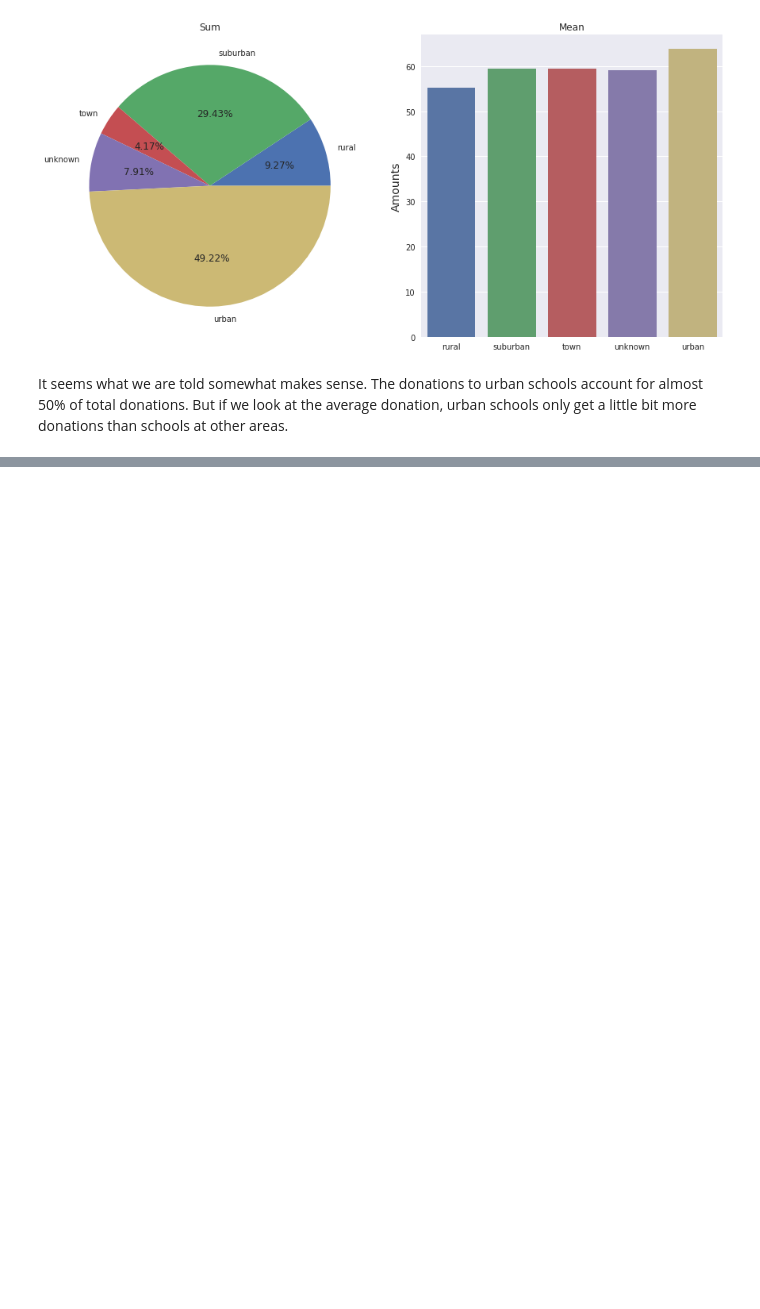
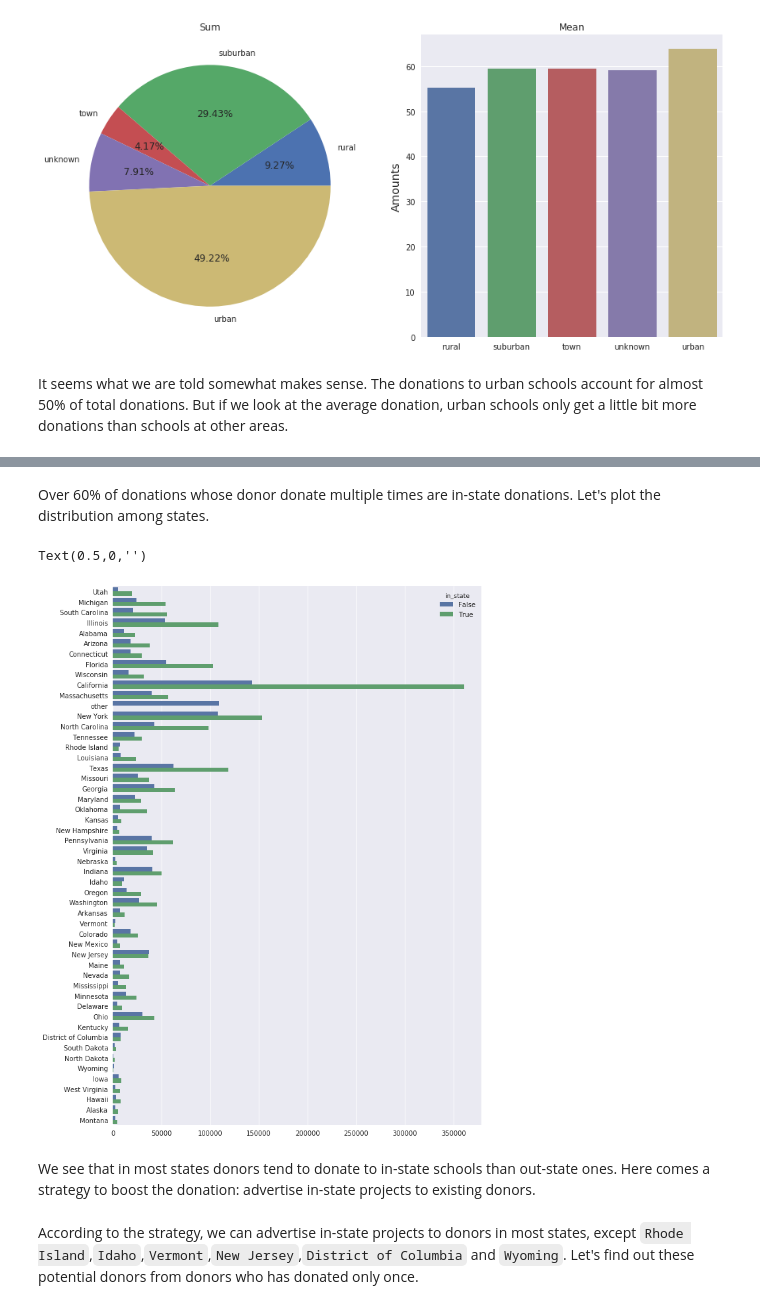
Before and after one commit to nrgdoublex/EDA_DonorsChoose, a Jupyter notebook: EDA.ipynb, the cells around one changed output, grey strips where cells are left out. Drawn from its saved outputs; the diff is of its cells as text; code cells hidden in the pictures; blank space fills up the shorter version.

```diff
--- a/EDA.ipynb
+++ b/EDA.ipynb
@@ -1654,0 +1171,15 @@ plt.plot([None]*(len(y)-test_size) + [x[0] for x in prediction],color='red')
+# %% [markdown]
+Over 60% of donations whose donor donate multiple times are in-state donations. Let's plot the distribution among states.
+# %%
+donate_multiple.loc[:,'in_state'] = (donate_multiple['Donor State'] == donate_multiple['School State'])
+plt.figure(figsize=(10,15))
+sns.countplot(y='Donor State',hue='in_state',data=donate_multiple)
+plt.ylabel("")
+plt.xlabel("")
+# %% [output]
+Text(0.5,0,'')
+[figure, added]
+# %% [markdown]
+We see that in most states donors tend to donate to in-state schools than out-state ones. Here comes a strategy to boost the donation: advertise in-state projects to existing donors.
+# %% [markdown]
+According to the strategy, we can advertise in-state projects to donors in most states, except `Rhode Island`,`Idaho`,`Vermont`,`New Jersey`,`District of Columbia` and `Wyoming`. Let's find out these potential donors from donors who has donated only once.
```
Also changed, not shown: parts of 92 cells of this notebook, 1 other file.
